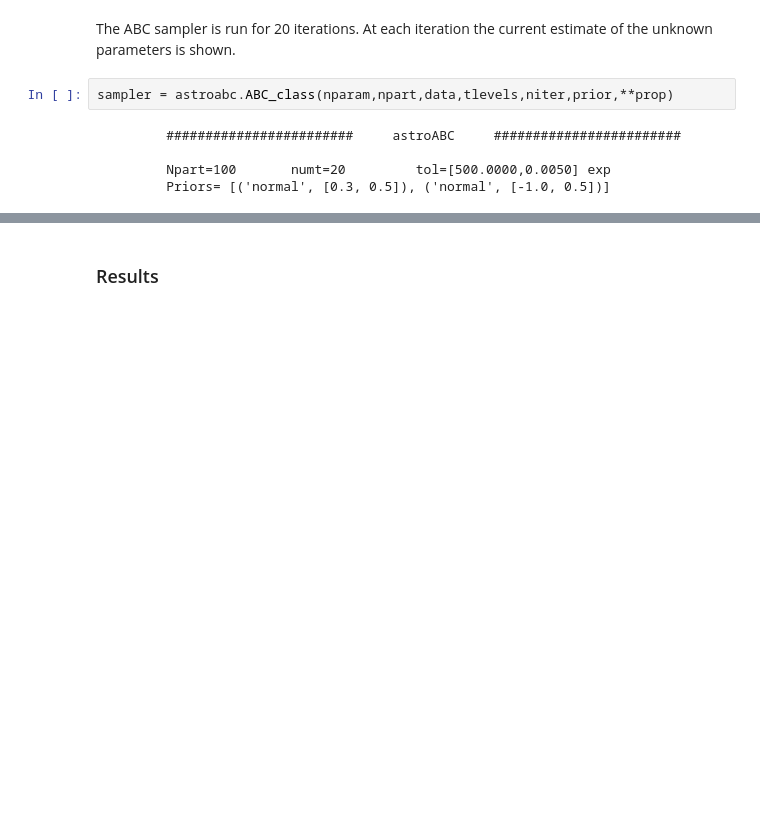
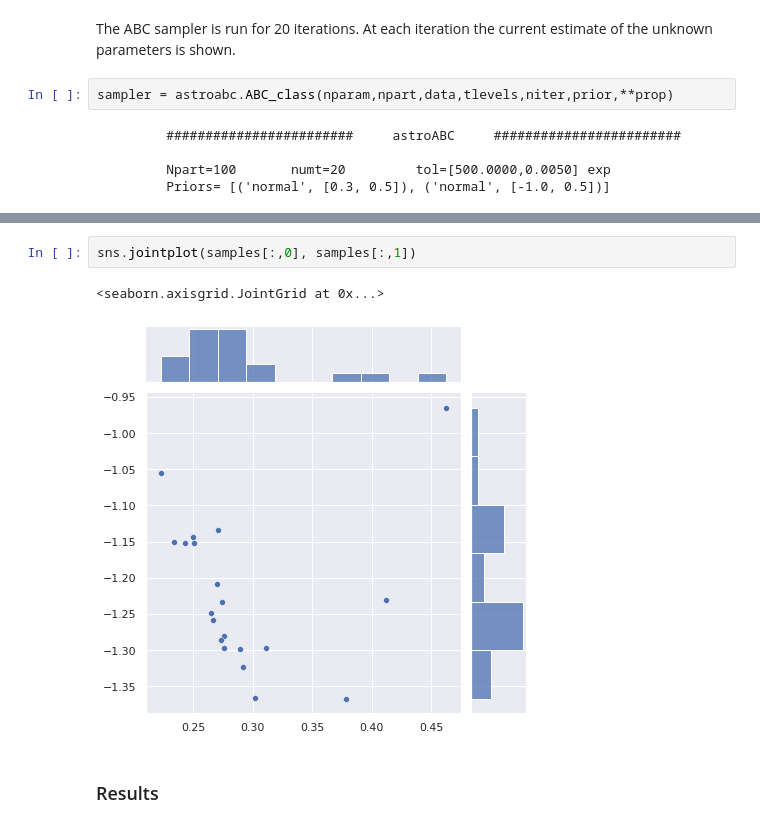
Before and after one commit to igomezv/astroABC, a Jupyter notebook: examples/supernovae.ipynb, the cells around one changed output, grey strips where cells are left out. Drawn from its saved outputs; the diff is of its cells as text; blank space fills up the shorter version.

```diff
--- a/examples/supernovae.ipynb
+++ b/examples/supernovae.ipynb
@@ -195,3 +228,8 @@ result = sampler.sample(ABCsimulation)
+# %%
+sns.jointplot(samples[:,0], samples[:,1])
+# %% [output]
+<seaborn.axisgrid.JointGrid at 0x...>
+[figure, added]
 # %% [markdown]
 ### Results
 # %% [markdown]
```
Also changed, not shown: parts of 7 cells of this notebook, 1 other file.
